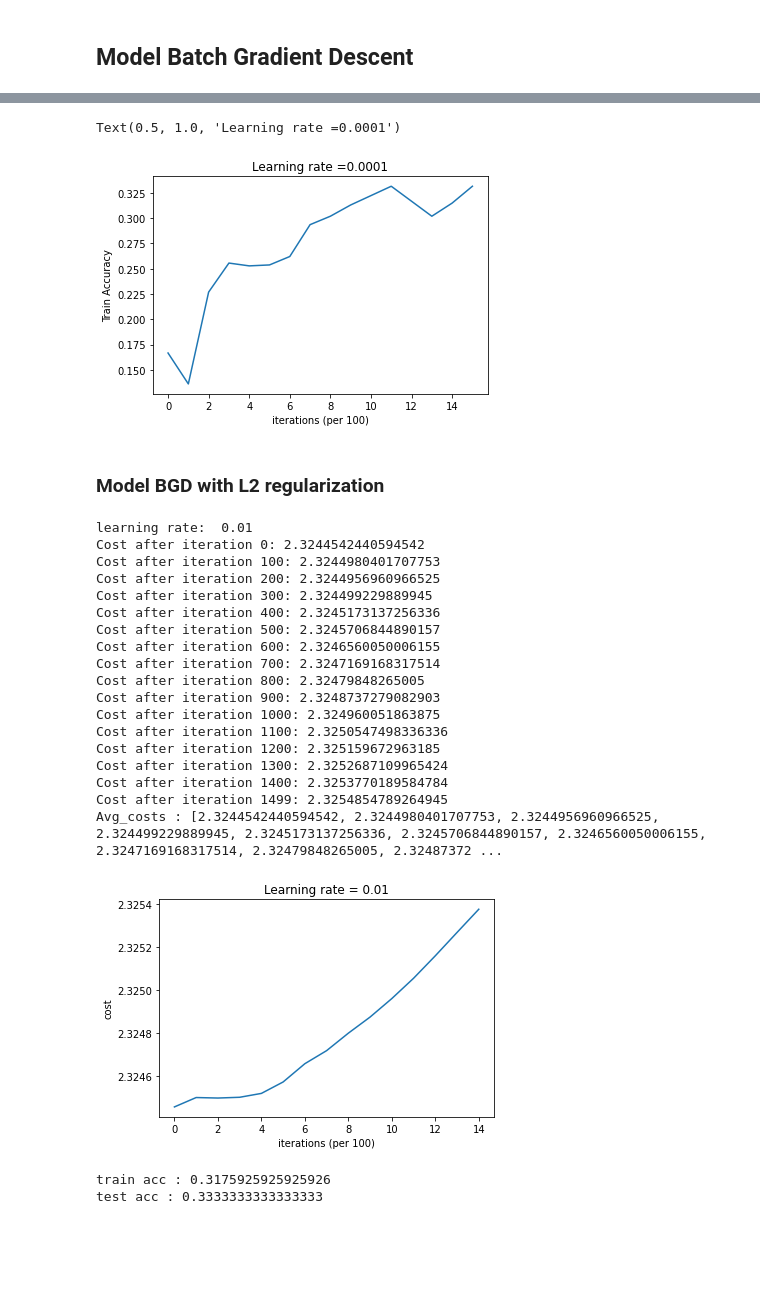
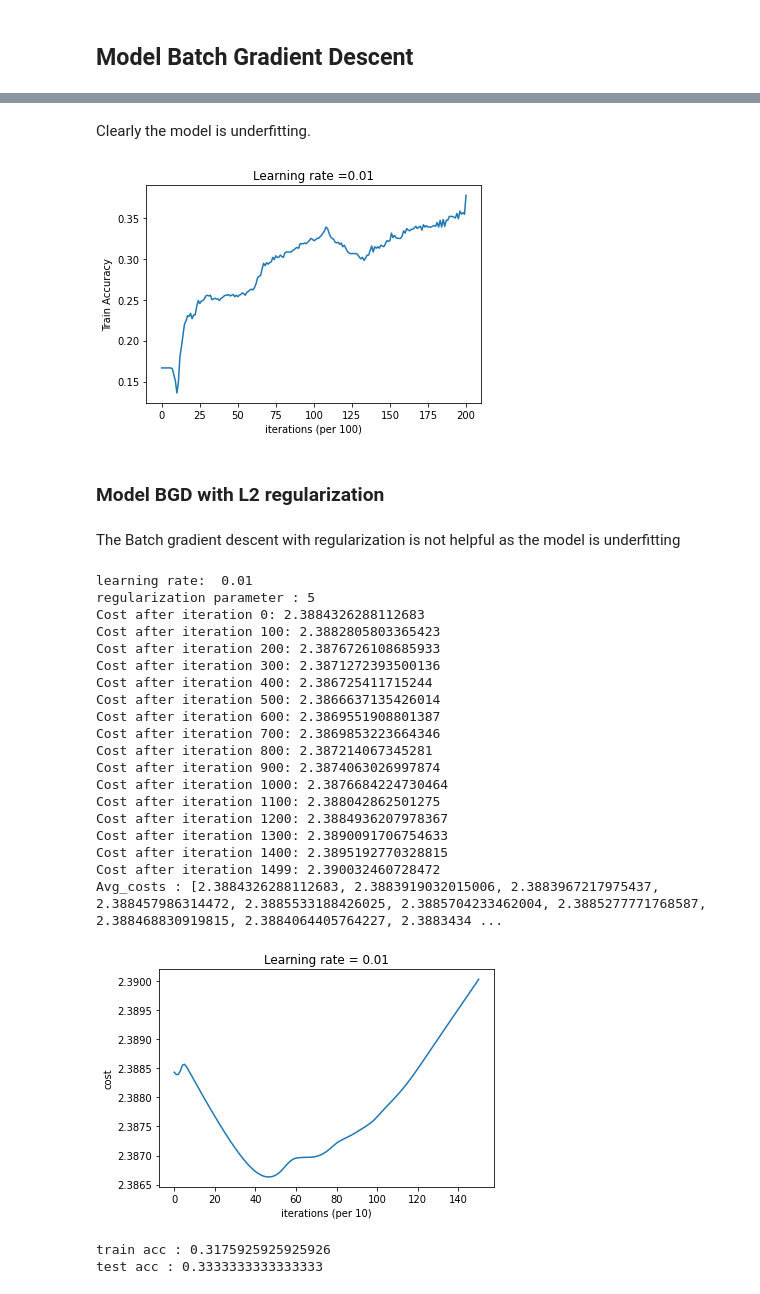
Before and after one commit to lakshmi2688/lakshmi2688.github.io, a Jupyter notebook: assets/Multi-class-classification/Hand_Digits_Classification.ipynb, the cells around one changed output, grey strips where cells are left out. Cells and saved outputs as stored; diff of their text form; code cells hidden in the pictures; blank space fills up the shorter version.

```diff
--- a/assets/Multi-class-classification/Hand_Digits_Classification.ipynb
+++ b/assets/Multi-class-classification/Hand_Digits_Classification.ipynb
@@ -903,7 +1036,7 @@ def L_model_backward_with_reg(AL, Y, caches, lambd):
     Y = Y.reshape(AL.shape) # after this line, Y is the same shape as AL
 
     # Initializing the backpropagation
-    dAL =  - (np.divide(Y, AL)) #delta_cross_entropy(AL,Y)#- (np.divide(Y, AL))
+    dAL =  - np.divide(Y, AL)
 
     # Lth layer (SOFTMAX -> LINEAR) gradients. Inputs: "dAL, current_cache". Outputs: "grads["dAL-1"], grads["dWL"], grads["dbL"]
     current_cache = caches[L-1] # for 2 layer n/w - hidden+output = 2 caches
@@ -1163,19 +1296,21 @@ def L_layer_model(X, Y, layers_dims, learning_rate = 0.0001, num_iterations =150
         # Print the cost every 100 iterations
         if print_cost and i % 100 == 0 or i == num_iterations - 1:
             print("Cost after iteration {}: {}".format(i, np.squeeze(cost_avg)))
+
+        # Print the cost every 100 iterations
+        if i % 10 == 0 or i == num_iterations - 1:
             train_preds = predict(X, parameters)
             train_acc = accuracy(Y, train_preds)
             train_acc_scores.append(train_acc)
-
-        if i % 100 == 0 or i == num_iterations:
             costs.append(cost_avg)
 
     print("Avg_costs :", costs)
     # plot the cost
     plt.plot(costs)
     plt.ylabel('cost')
-    plt.xlabel('iterations (per 100)')
+    plt.xlabel('iterations (per 10)')
     plt.title("Learning rate = " + str(learning_rate))
+    plt.savefig('BGD_lr_'+str(learning_rate)+'.jpg')
     plt.show()
 
     return parameters, costs, train_acc_scores
@@ -1416,7 +1555,7 @@ def tune_alpha(X, Y, X_test, y_test, layers_dims, optimizer = "adam", num_epochs
 ### CONSTANTS ###
 layers_dims = [12288, 25, 12, 6] # 3-layer model
 # %%
-final_costs_bgd, scores_bgd, beta_vals_bgd, obj_vals_bgd, t_all_bgd = tune_alpha(train_x, y_train,X_test, y_test, layers_dims, method=None)
+final_costs_bgd, scores_bgd, beta_vals_bgd, obj_vals_bgd, t_all_bgd = tune_alpha(train_x, y_train,test_x, y_test, layers_dims, method=None)
 #Return the indices of the minimum values in the specified axis ignoring NaNs.
 best_obj_idx = np.nanargmin(final_costs_bgd)
 best_score_idx = np.nanargmax(scores_bgd)
@@ -1512,6 +1651,6 @@ best learning rate 0.01
 # %%
 print("learning rate: ", best_lr_bgd)
-best_params_bgd, costs_bgd, train_scores_bgd = L_layer_model(train_x, y_train, layers_dims,learning_rate = best_lr_bgd, num_iterations= 1500, print_cost = True)
+best_params_bgd, costs_bgd, train_scores_bgd = L_layer_model(train_x, y_train, layers_dims,learning_rate = best_lr_bgd, num_iterations= 2000, print_cost = True)
 # %% [output]
 learning rate:  0.01
 Cost after iteration 0: 2.317345534642586
@@ -1546,37 +1684,45 @@ test acc : 0.3416666666666667
+# %% [markdown]
+Clearly the model is underfitting.
 # %%
 # Plot the train accuracy
 plt.plot(np.squeeze(train_scores_bgd))
 plt.ylabel('Train Accuracy')
 plt.xlabel('iterations (per 100)')
-plt.title("Learning rate =" + str(0.0001))
+plt.title("Learning rate =" + str(0.01))
+plt.savefig('BGD_noreg_train_acc.jpg')
+plt.show()
 # %% [output]
-Text(0.5, 1.0, 'Learning rate =0.0001')
-[figure, old version]
+[figure, new version]
 # %% [markdown]
 ### Model BGD with L2 regularization
+# %% [markdown]
+The Batch gradient descent with regularization is not helpful as the model is underfitting
 # %%
 print("learning rate: ", best_lr_bgd)
-best_params_bgd, costs_bgd, train_scores_bgd = L_layer_model(train_x, y_train, layers_dims,learning_rate = best_lr_bgd, num_iterations= 1500, print_cost = True, lambd=0.5)
+lambd=5
+print("regularization parameter :", lambd)
+best_params_bgd, costs_bgd, train_scores_bgd = L_layer_model(train_x, y_train, layers_dims,learning_rate = best_lr_bgd, num_iterations= 1500, print_cost = True, lambd=lambd)
 # %% [output]
 learning rate:  0.01
-Cost after iteration 0: 2.3244542440594542
-Cost after iteration 100: 2.3244980401707753
-Cost after iteration 200: 2.3244956960966525
-Cost after iteration 300: 2.324499229889945
-Cost after iteration 400: 2.3245173137256336
-Cost after iteration 500: 2.3245706844890157
-Cost after iteration 600: 2.3246560050006155
-Cost after iteration 700: 2.3247169168317514
-Cost after iteration 800: 2.32479848265005
-Cost after iteration 900: 2.3248737279082903
-Cost after iteration 1000: 2.324960051863875
-Cost after iteration 1100: 2.3250547498336336
-Cost after iteration 1200: 2.325159672963185
-Cost after iteration 1300: 2.3252687109965424
-Cost after iteration 1400: 2.3253770189584784
-Cost after iteration 1499: 2.3254854789264945
-Avg_costs : [2.3244542440594542, 2.3244980401707753, 2.3244956960966525, 2.324499229889945, 2.3245173137256336, 2.3245706844890157, 2.3246560050006155, 2.3247169168317514, 2.32479848265005, 2.32487372 ...
+regularization parameter : 5
+Cost after iteration 0: 2.3884326288112683
+Cost after iteration 100: 2.3882805803365423
+Cost after iteration 200: 2.3876726108685933
+Cost after iteration 300: 2.3871272393500136
+Cost after iteration 400: 2.386725411715244
+Cost after iteration 500: 2.3866637135426014
+Cost after iteration 600: 2.3869551908801387
+Cost after iteration 700: 2.3869853223664346
+Cost after iteration 800: 2.387214067345281
+Cost after iteration 900: 2.3874063026997874
+Cost after iteration 1000: 2.3876684224730464
+Cost after iteration 1100: 2.388042862501275
+Cost after iteration 1200: 2.3884936207978367
+Cost after iteration 1300: 2.3890091706754633
+Cost after iteration 1400: 2.3895192770328815
+Cost after iteration 1499: 2.390032460728472
+Avg_costs : [2.3884326288112683, 2.3883919032015006, 2.3883967217975437, 2.388457986314472, 2.3885533188426025, 2.3885704233462004, 2.3885277771768587, 2.388468830919815, 2.3884064405764227, 2.3883434 ...
-[figure, old version]
+[figure, new version]
 # %%
 # Accuracy for training set.
 train_preds = predict(train_x, best_params_bgd)
```
Also changed, not shown: parts of 51 cells of this notebook.
